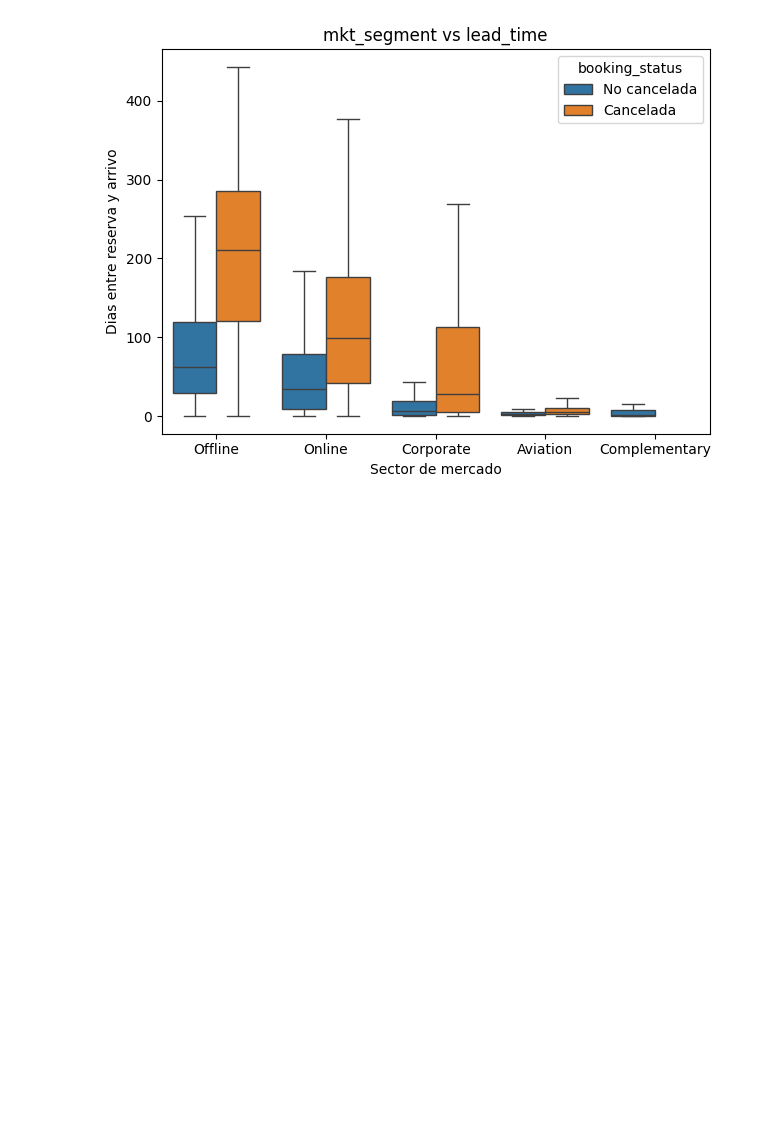
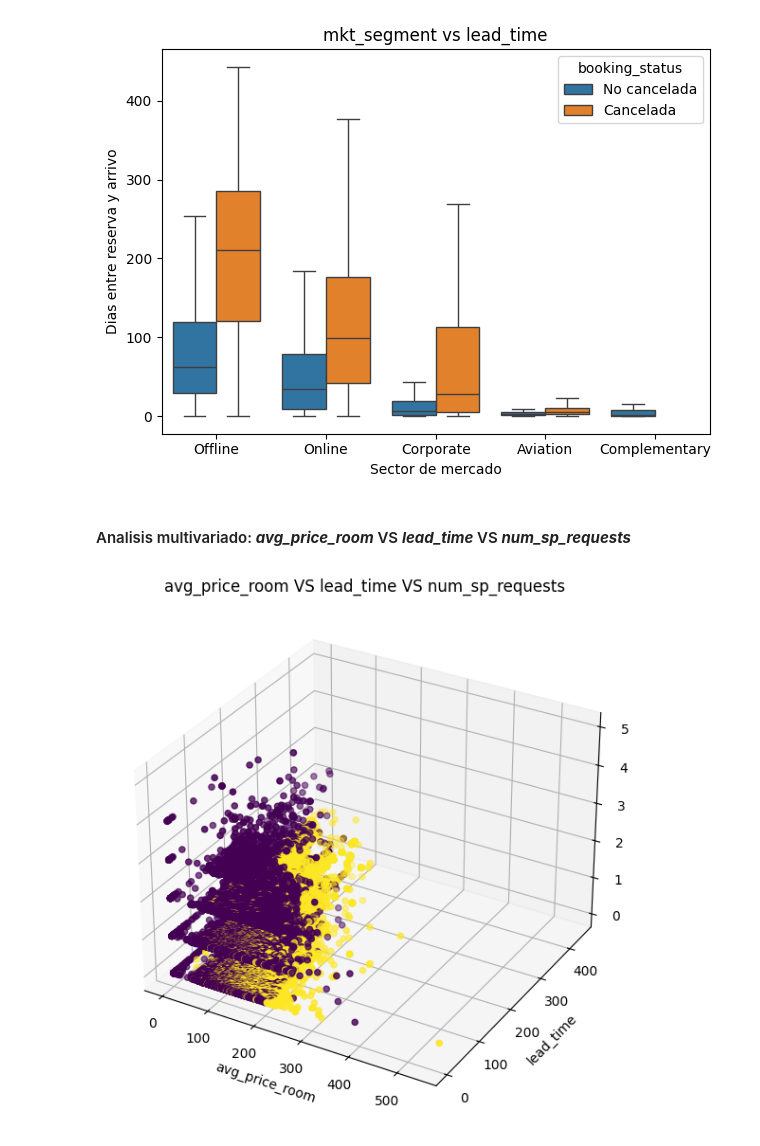
Before and after one commit to arielRas/CoderHouseDataScience-ProyectoFinal, a Jupyter notebook: Eda.ipynb, the cells around one changed output. Cells and saved outputs as stored; diff of their text form; code cells hidden in the pictures; blank space fills up the shorter version.

Commit message:
Se agrega grafico multivariado al archivo EDA

```diff
--- a/Eda.ipynb
+++ b/Eda.ipynb
@@ -244,3 +244,17 @@ plt.tight_layout()
 plt.show()
 # %% [output]
 [figure]
+# %% [markdown]
+#### Analisis multivariado: ***avg_price_room*** VS ***lead_time*** VS ***num_sp_requests***
+# %%
+#avg_price_room VS lead_time VS num_sp_requests
+fig, ax = plt.subplots(subplot_kw={"projection": "3d"}, figsize=(15,6))
+ax.scatter(df.avg_price_room, df.lead_time, df.num_sp_requests, c=df.booking_status_cod)
+ax.set(xlabel='avg_price_room',
+       ylabel='lead_time',
+       zlabel='num_sp_requests')
+plt.title('avg_price_room VS lead_time VS num_sp_requests')
+plt.tight_layout()
+plt.show()
+# %% [output]
+[figure, added]
```
Also changed, not shown: parts of 2 cells of this notebook.
